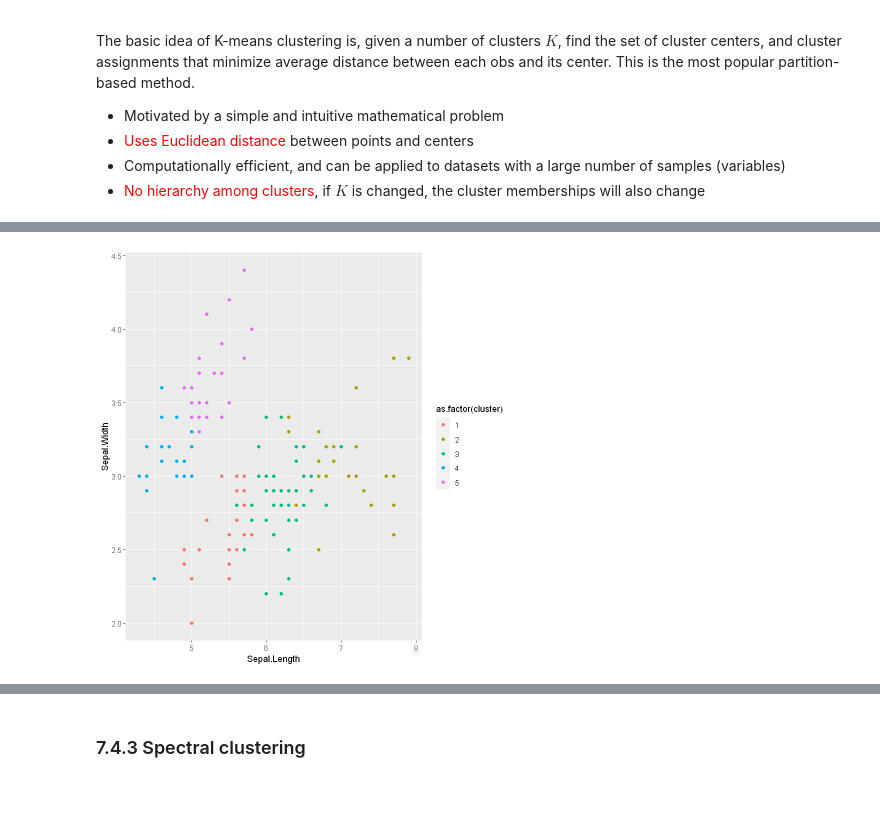
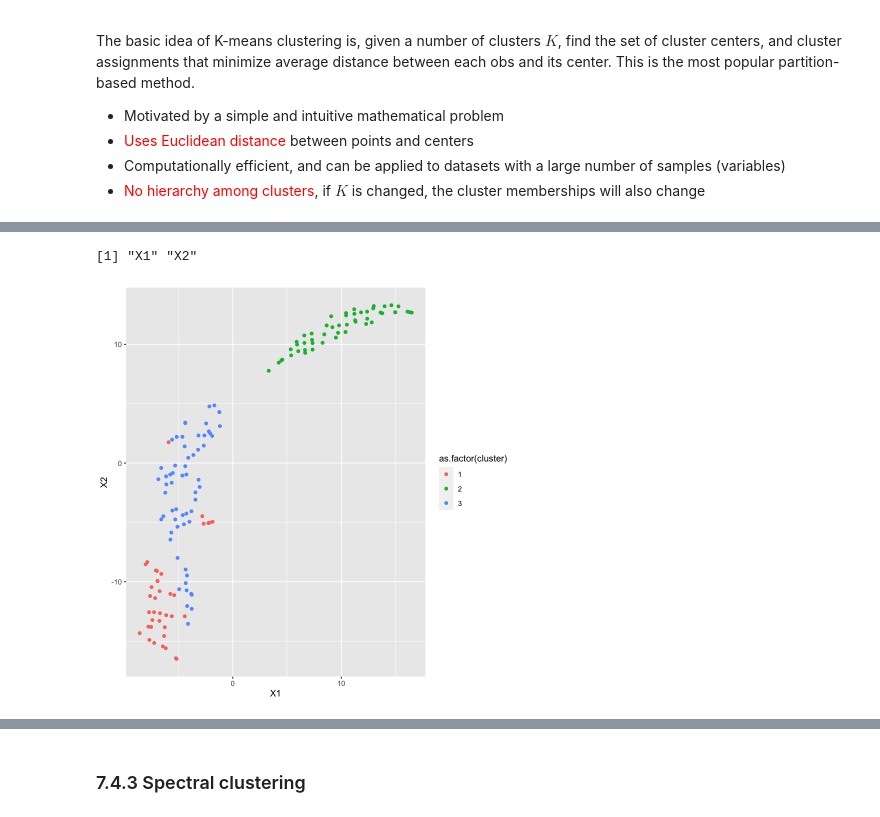
Before and after one commit to ChenShizhe/StatDataScience, a Jupyter notebook: Notes/Chapter7Clustering.ipynb, the cells around one changed output, grey strips where cells are left out. Drawn from its saved outputs; the diff is of its cells as text; code cells hidden in the pictures.

```diff
--- a/Notes/Chapter7Clustering.ipynb
+++ b/Notes/Chapter7Clustering.ipynb
@@ -160,0 +173,4 @@ iris %>% mutate(cluster = iris.k3$cluster) %>%
+# %%
+set.seed(1)
+iris.tsne <- tsne(iris[,-5], initial_dims = 2)
+iris.tsne <- data.frame(iris.tsne)
@@ -161,9 +195,10 @@ iris %>% mutate(cluster = iris.k3$cluster) %>%
+# %%
+ls(iris.tsne)
+# %% [output]
+[1] "X1" "X2"
 # %%
-
-iris.k5 <- iris[,-5] %>%  kmeans(5)
-
-iris %>% mutate(cluster = iris.k5$cluster) %>%
-  ggplot(aes(x=Sepal.Length, y=Sepal.Width, color = as.factor(cluster))) +
+iris.tsne %>% mutate(cluster = iris.k3$cluster) %>%
+  ggplot(aes(x=X1, y=X2, color = as.factor(cluster))) +
   geom_point()
 # %% [output]
-[figure, old version]
+[figure, new version]
```
Also changed, not shown: parts of 13 cells of this notebook, 7 other files.
